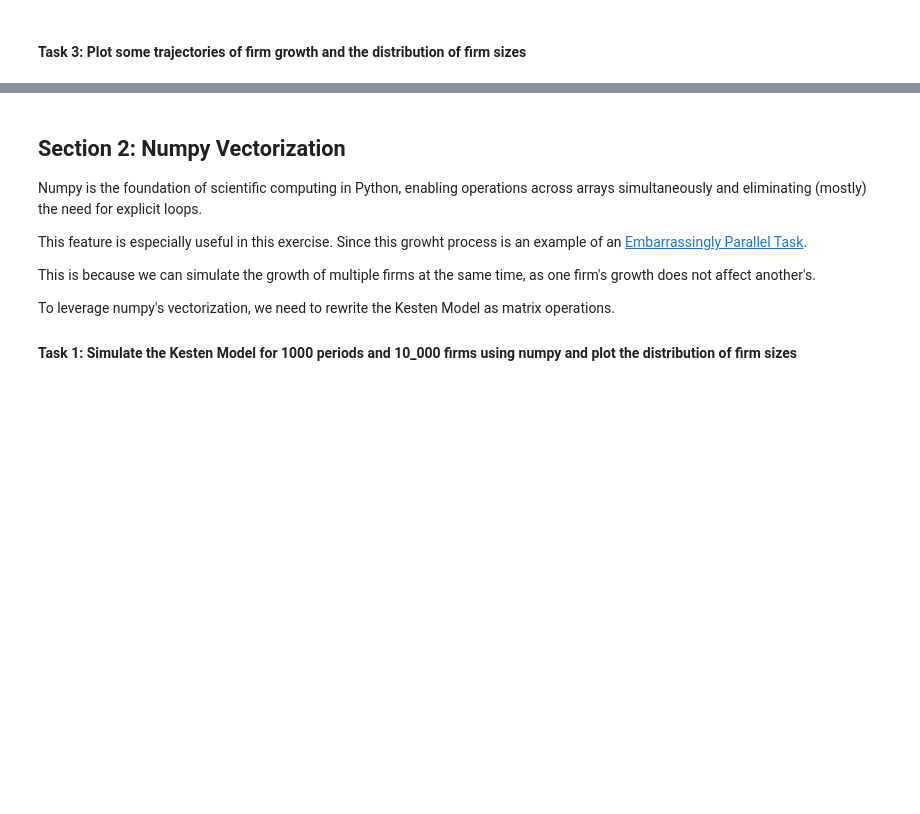
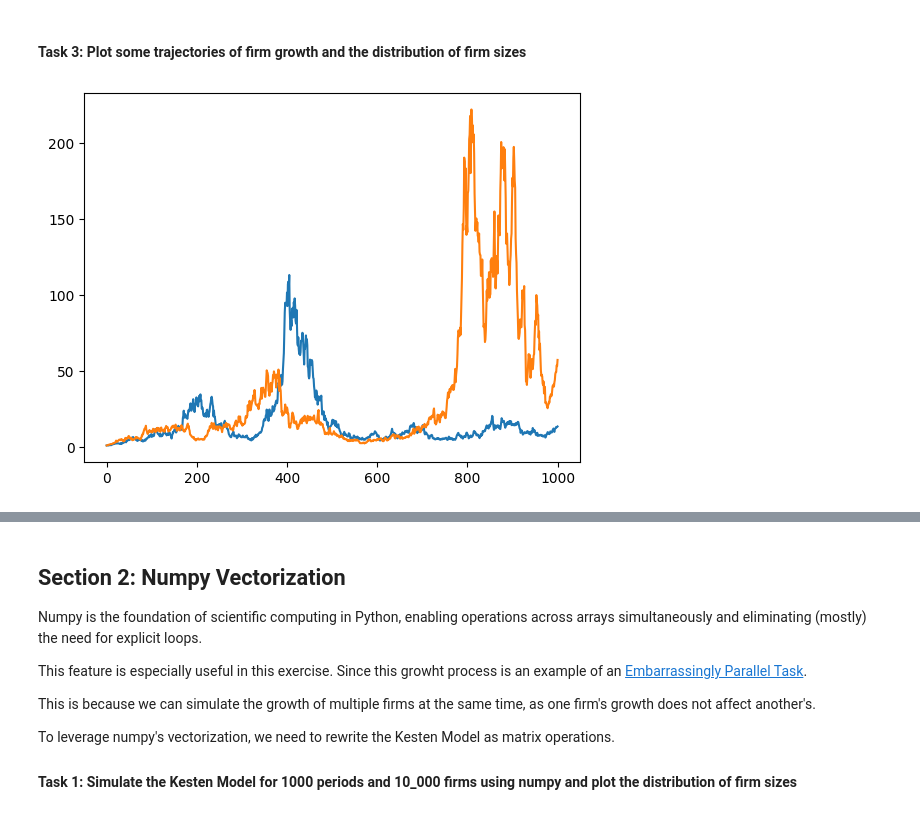
Before and after one commit to alexmakassiouk/eth-agent-based-modeling-of-economic-systems, a Jupyter notebook: ss_03_exercise.ipynb, the cells around one changed output, grey strips where cells are left out. Cells and saved outputs as stored; diff of their text form; code cells hidden in the pictures; blank space fills up the shorter version.

```diff
--- a/ss_03_exercise.ipynb
+++ b/ss_03_exercise.ipynb
@@ -20,12 +20,17 @@ import random # for random number generation (built-in, not numpy)
 import numpy as np
 # %% [markdown]
 #### Task 1: Write a function that simulates the Kesten Model
-# %%
-def kesten_process(steps):
-    x_seq = [1.0]
-    a = 0.1
-    # YOU CODE HERE
-    return x_seq
+# %%
+np.random.seed(2)
+
+def kesten_process(steps, mu=1, sigma=0.2):
+    x_seq = [1.0]
+    a = 0.1
+    for i in range(steps):
+        b = np.random.normal(mu,sigma)
+        x_seq.append(b*x_seq[-1]+a)
+
+    return x_seq
 # %% [markdown]
 #### Task 2: Simulate the Kesten Model for 1000 periods and 10_000 firms
 # %%
@@ -33,8 +38,16 @@ n_firms = 10_000
 n_steps = 1_000
 
 # YOU CODE HERE
+kesten_model = []
+for i in range(n_firms):
+    kesten_model.append(kesten_process(n_steps, sigma=0.1))
 # %% [markdown]
 #### Task 3: Plot some trajectories of firm growth and the distribution of firm sizes
 # %%
 # lets plot the first 2 sequences
 # YOU CODE HERE
+plt.plot(kesten_model[0])
+plt.plot(kesten_model[1])
+plt.show()
+# %% [output]
+[figure, added]
```
Also changed, not shown: parts of 14 cells of this notebook.
